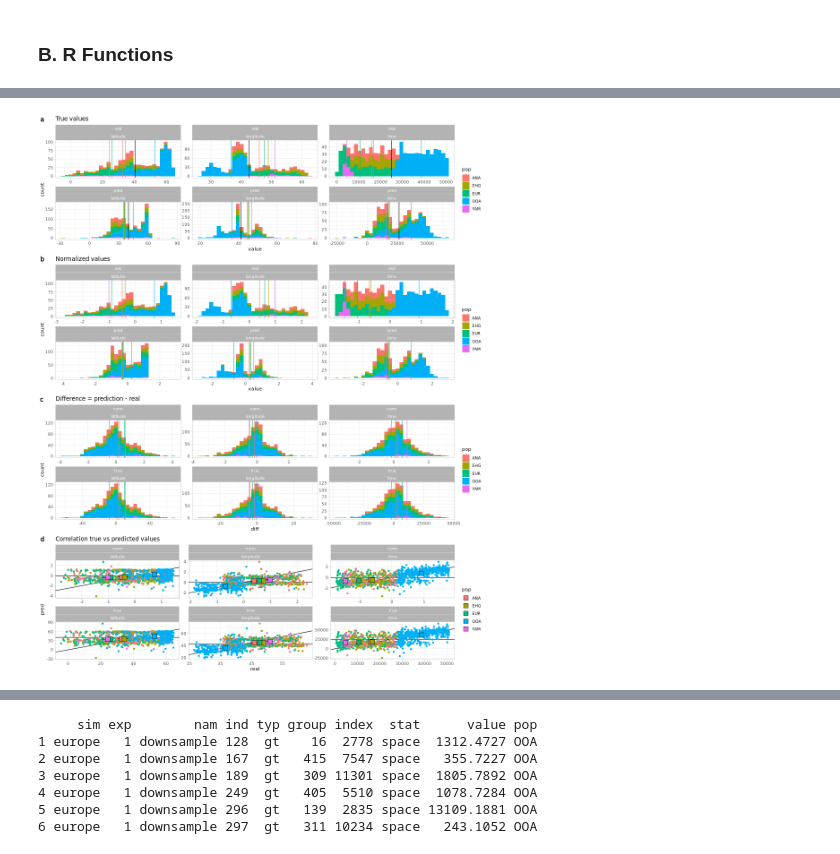
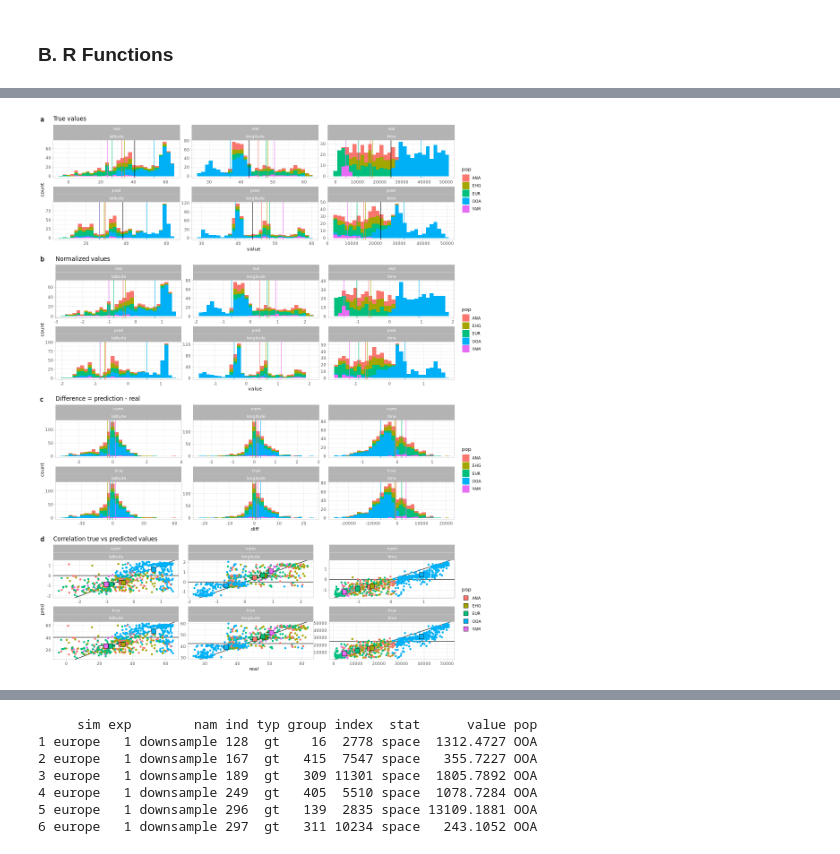
Before and after one commit to MoiColl/spaceNNtime, a Jupyter notebook: backup/jupyternotebooks/spaceNNtime_simulations.ipynb, the cells around one changed output, grey strips where cells are left out. Saved outputs shown, nothing was run; the diff lists cells and outputs as text; code cells hidden in the pictures.

Commit message:
ra: plotting more results on jupyternotebook

```diff
--- a/backup/jupyternotebooks/spaceNNtime_simulations.ipynb
+++ b/backup/jupyternotebooks/spaceNNtime_simulations.ipynb
@@ -184,7 +185,7 @@ read.table("../../sandbox/europe/4/pred.txt", header = T) %>%
 # %%
 %%R -w 1000 -h 1250
 
-exp = "15"
+exp = "25"
 
 read.table(paste("../../sandbox/europe/", exp, "/pred.txt", sep = ""), header = T) %>%
     rename(real_latitude_true  = real_latitude,
@@ -227,34 +228,34 @@ plot_grid(
         geom_histogram(aes(x = diff, fill = pop), bins = 30) +
         geom_vline(data = . %>% group_by(pop, stat, normtrue) %>% summarize(mean = mean(diff)), aes(xintercept = mean, color = pop)) +
         facet_wrap(normtrue~stat, scales = "free") +
         theme_light() +
         ggtitle("Difference = prediction - real"),
     df %>%
         ggplot() +
         geom_abline(slope = 1, intercept = 0) +
         geom_hline(data = . %>% group_by(stat, normtrue) %>% summarize(mean = mean(real)), aes(yintercept = mean)) +
         geom_point(aes(x = real, y = pred, color = pop)) +
         geom_errorbar(data = . %>% group_by(pop, stat, normtrue) %>% summarize(mean_pred = mean(pred),
                                                                                mean_real = mean(real),
                                                                                se_pred   = 1.96*(sd(pred)/sqrt(n())),
                                                                                se_real   = 1.96*(sd(real)/sqrt(n()))),
                       aes(x = mean_real, ymin = mean_pred-se_pred, ymax = mean_pred+se_pred)) +
         geom_errorbar(data = . %>% group_by(pop, stat, normtrue) %>% summarize(mean_pred = mean(pred),
                                                                                mean_real = mean(real),
                                                                                se_pred   = 1.96*(sd(pred)/sqrt(n())),
                                                                                se_real   = 1.96*(sd(real)/sqrt(n()))),
                       aes(y = mean_pred, xmin = mean_real-se_real, xmax = mean_real+se_real)) +
         geom_point(data = . %>% group_by(pop, stat, normtrue) %>% summarize(mean_pred = mean(pred),
                                                                             mean_real = mean(real)),
                    aes(x = mean_real, y = mean_pred, fill = pop), shape = 22, size = 5) +
         facet_wrap(normtrue~stat, scales = "free") +
         theme_light() +
         ggtitle("Correlation true vs predicted values"),
 
     ncol = 1, labels = "auto"
 )
 # %% [output]
-[figure, old version]
+[figure, new version]
 # %%
 %%R
 
```
Also changed, not shown: parts of 6 cells of this notebook.
